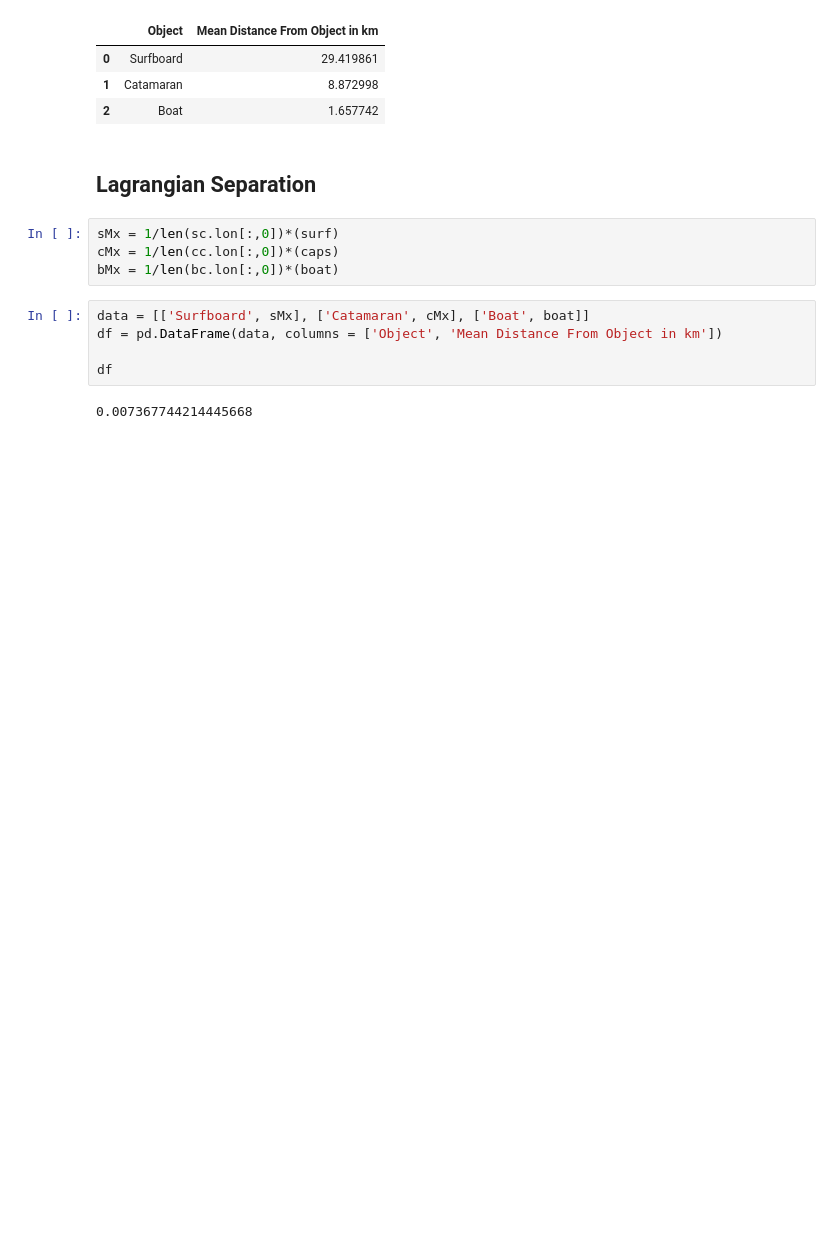
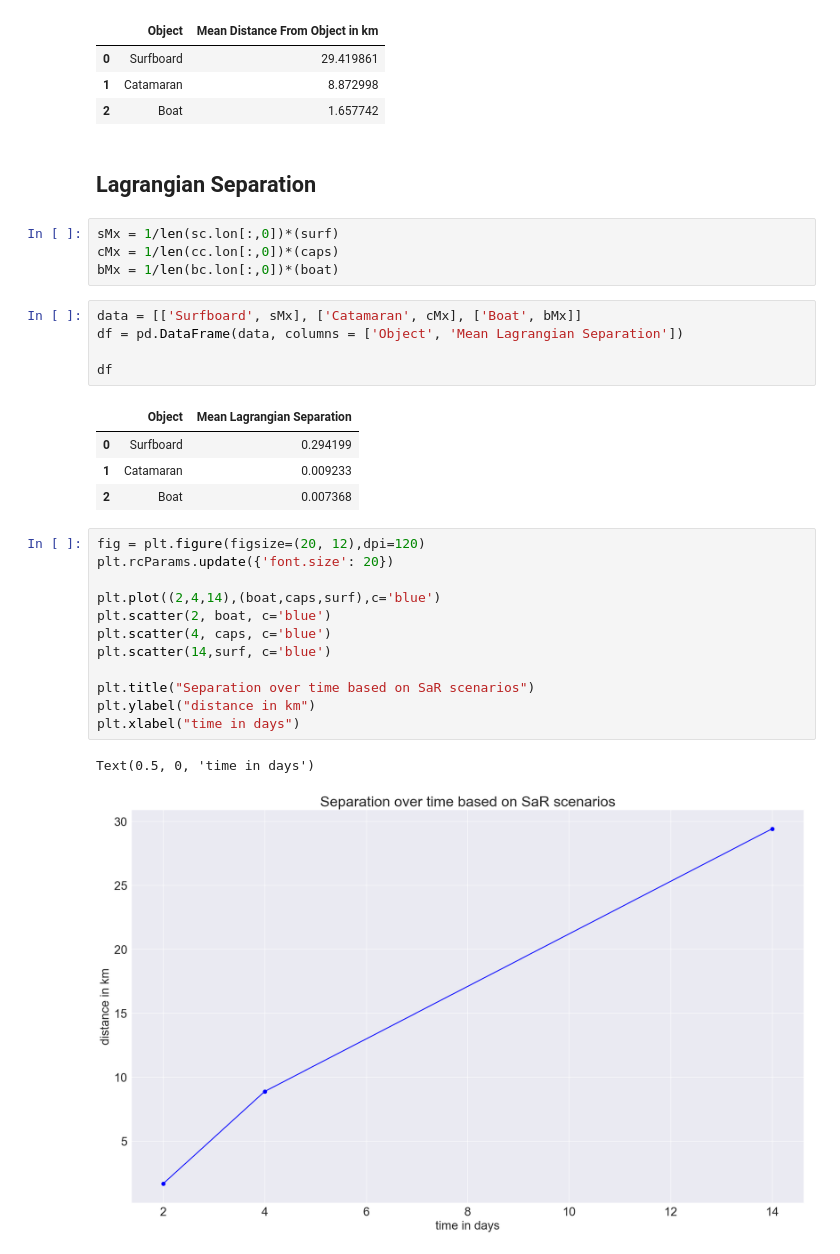
Before and after one commit to hart-davis/codes, a Jupyter notebook: hd_bb_results.ipynb, the cells around one changed output. Drawn from its saved outputs; the diff is of its cells as text; blank space fills up the shorter version.

```diff
--- a/hd_bb_results.ipynb
+++ b/hd_bb_results.ipynb
@@ -268,9 +269,27 @@ sMx = 1/len(sc.lon[:,0])*(surf)
 cMx = 1/len(cc.lon[:,0])*(caps)
 bMx = 1/len(bc.lon[:,0])*(boat)
 # %%
-data = [['Surfboard', sMx], ['Catamaran', cMx], ['Boat', boat]]
-df = pd.DataFrame(data, columns = ['Object', 'Mean Distance From Object in km'])
+data = [['Surfboard', sMx], ['Catamaran', cMx], ['Boat', bMx]]
+df = pd.DataFrame(data, columns = ['Object', 'Mean Lagrangian Separation'])
 
 df
 # %% [output]
-0.007367744214445668
+|  | Object | Mean Lagrangian Separation |
+| 0 | Surfboard | 0.294199 |
+| 1 | Catamaran | 0.009233 |
+| 2 | Boat | 0.007368 |
+# %%
+fig = plt.figure(figsize=(20, 12),dpi=120)
+plt.rcParams.update({'font.size': 20})
+
+plt.plot((2,4,14),(boat,caps,surf),c='blue')
+plt.scatter(2, boat, c='blue')
+plt.scatter(4, caps, c='blue')
+plt.scatter(14,surf, c='blue')
+
+plt.title("Separation over time based on SaR scenarios")
+plt.ylabel("distance in km")
+plt.xlabel("time in days")
+# %% [output]
+Text(0.5, 0, 'time in days')
+[figure, added]
```
Also changed, not shown: parts of 4 cells of this notebook.
